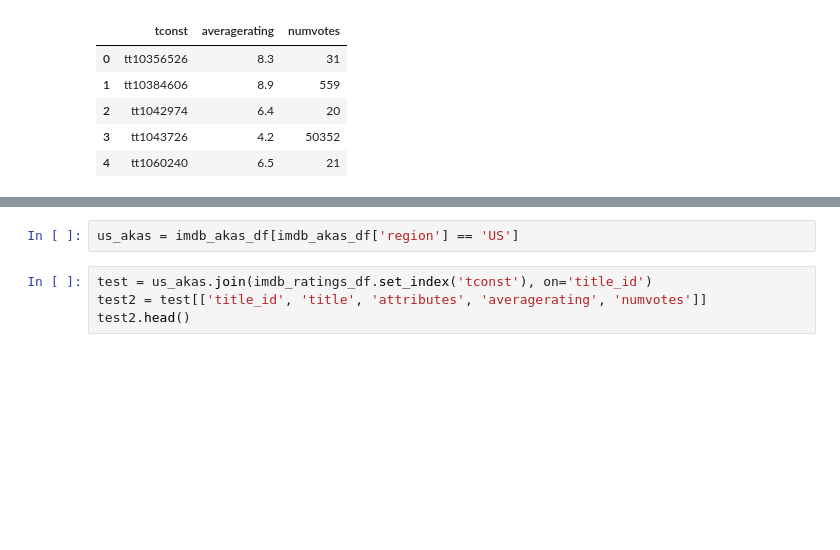
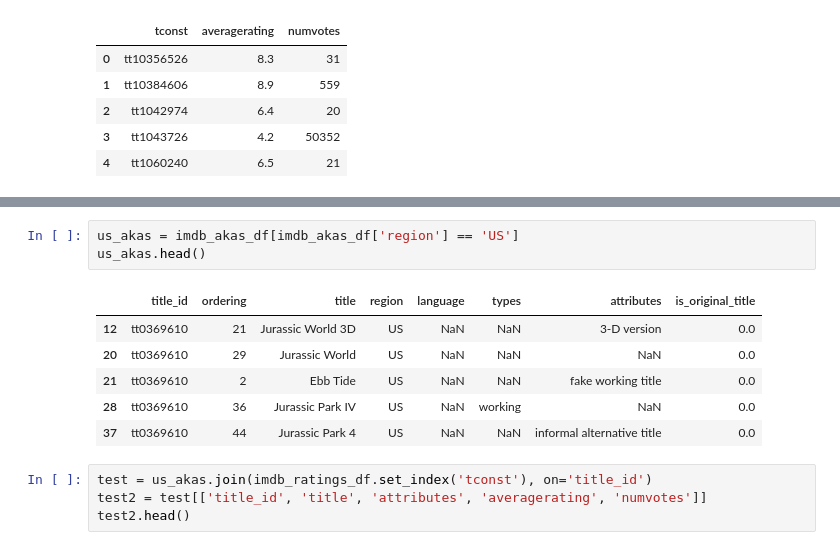
Before and after one commit to zach-hanly/microsoft_movie_project, a Jupyter notebook: zach/eda_1.ipynb, the cells around one changed output, grey strips where cells are left out. Saved outputs shown, nothing was run; the diff lists cells and outputs as text; blank space fills up the shorter version.

```diff
--- a/zach/workshop.ipynb
+++ b/zach/eda_1.ipynb
@@ -54,5 +57,13 @@ Name: region, Length: 213, dtype: int64
 # %%
 us_akas = imdb_akas_df[imdb_akas_df['region'] == 'US']
+us_akas.head()
+# %% [output]
+|  | title_id | ordering | title | region | language | types | attributes | is_original_title |
+| 12 | tt0369610 | 21 | Jurassic World 3D | US | NaN | NaN | 3-D version | 0.0 |
+| 20 | tt0369610 | 29 | Jurassic World | US | NaN | NaN | NaN | 0.0 |
+| 21 | tt0369610 | 2 | Ebb Tide | US | NaN | NaN | fake working title | 0.0 |
+| 28 | tt0369610 | 36 | Jurassic Park IV | US | NaN | working | NaN | 0.0 |
+| 37 | tt0369610 | 44 | Jurassic Park 4 | US | NaN | NaN | informal alternative title | 0.0 |
 # %%
 test = us_akas.join(imdb_ratings_df.set_index('tconst'), on='title_id')
 test2 = test[['title_id', 'title', 'attributes', 'averagerating', 'numvotes']]
```
Also changed, not shown: parts of 2 cells of this notebook, 2 other files.
